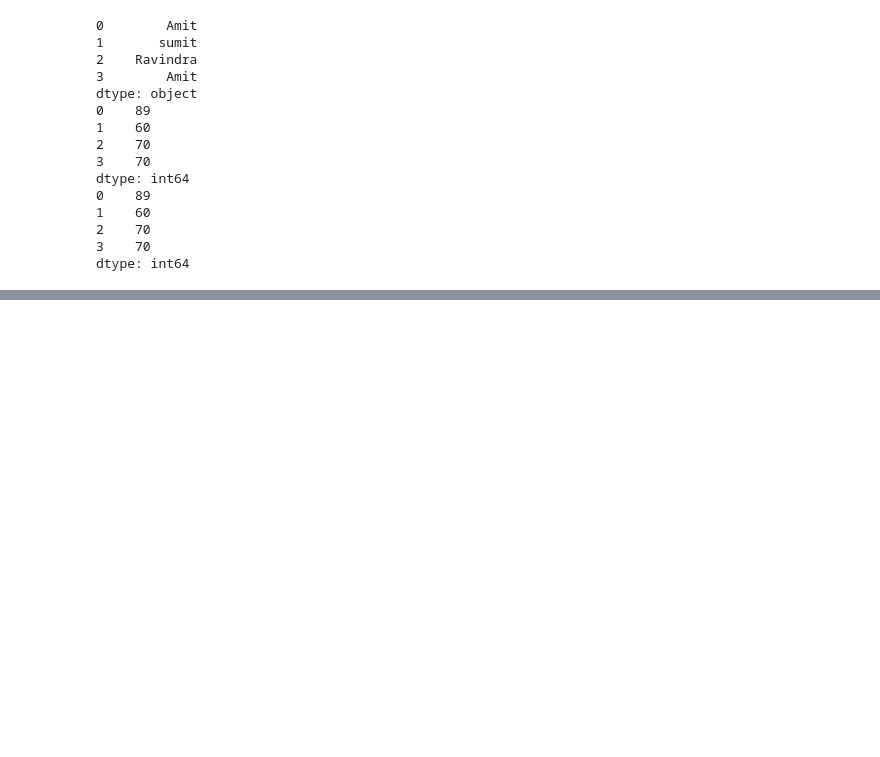
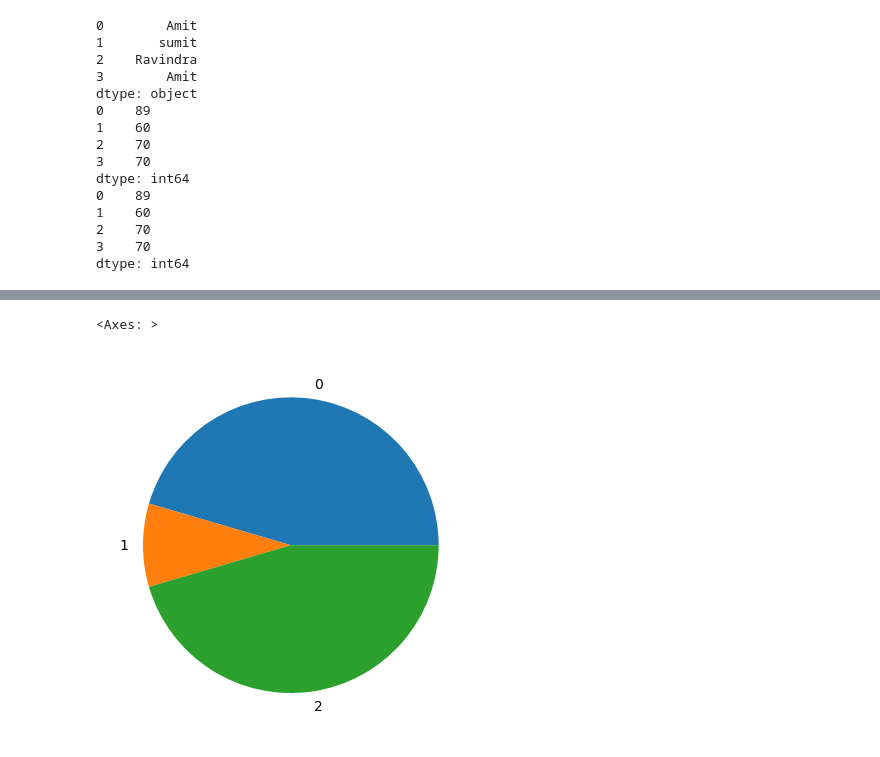
Before and after one commit to anurajrajak05/Pandas-Daily-Practice, a Jupyter notebook: pandas.ipynb, the cells around one changed output, grey strips where cells are left out. Saved outputs shown, nothing was run; the diff lists cells and outputs as text; code cells hidden in the pictures; blank space fills up the shorter version.

```diff
--- a/pandas.ipynb
+++ b/pandas.ipynb
@@ -960,0 +1278,5 @@ dtype: int64
+# %%
+df.head(3).plot(kind='pie')
+# %% [output]
+<Axes: >
+[figure, added]
```
Also changed, not shown: parts of 27 cells of this notebook, 1 other file.
